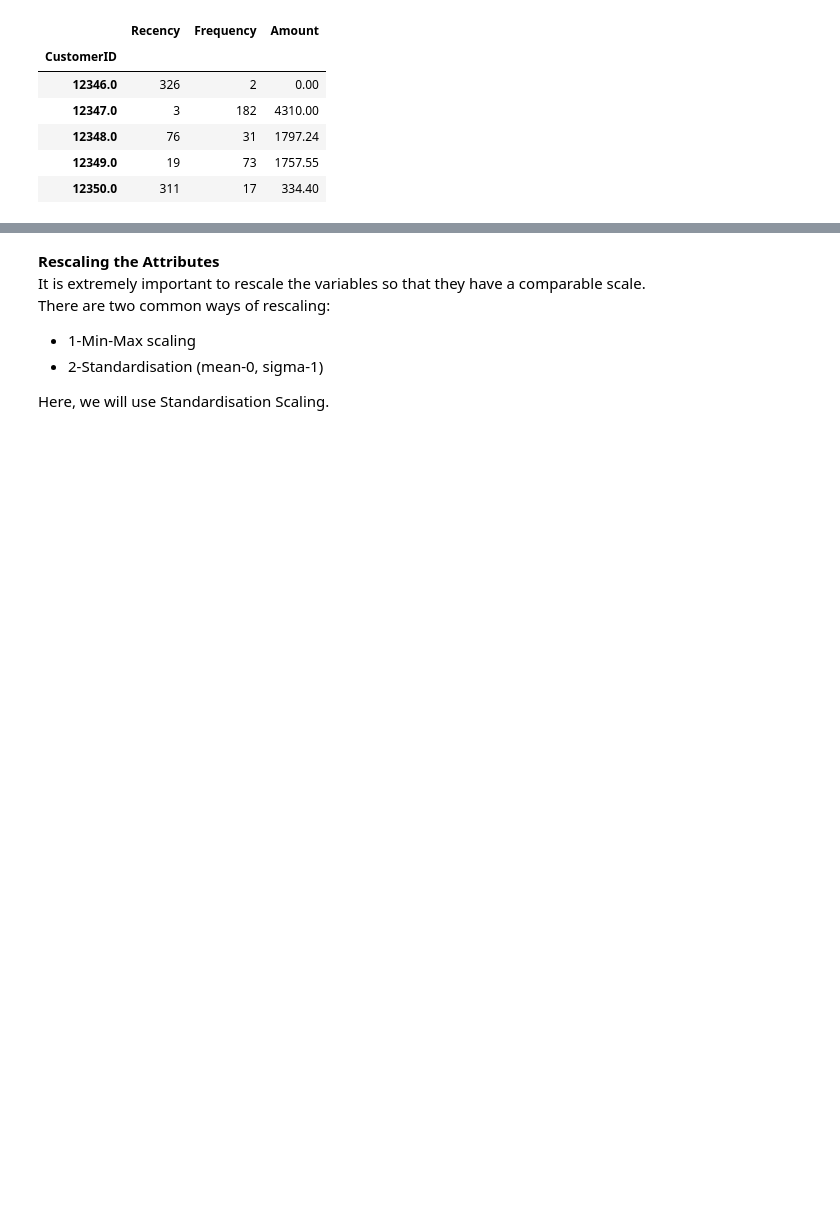
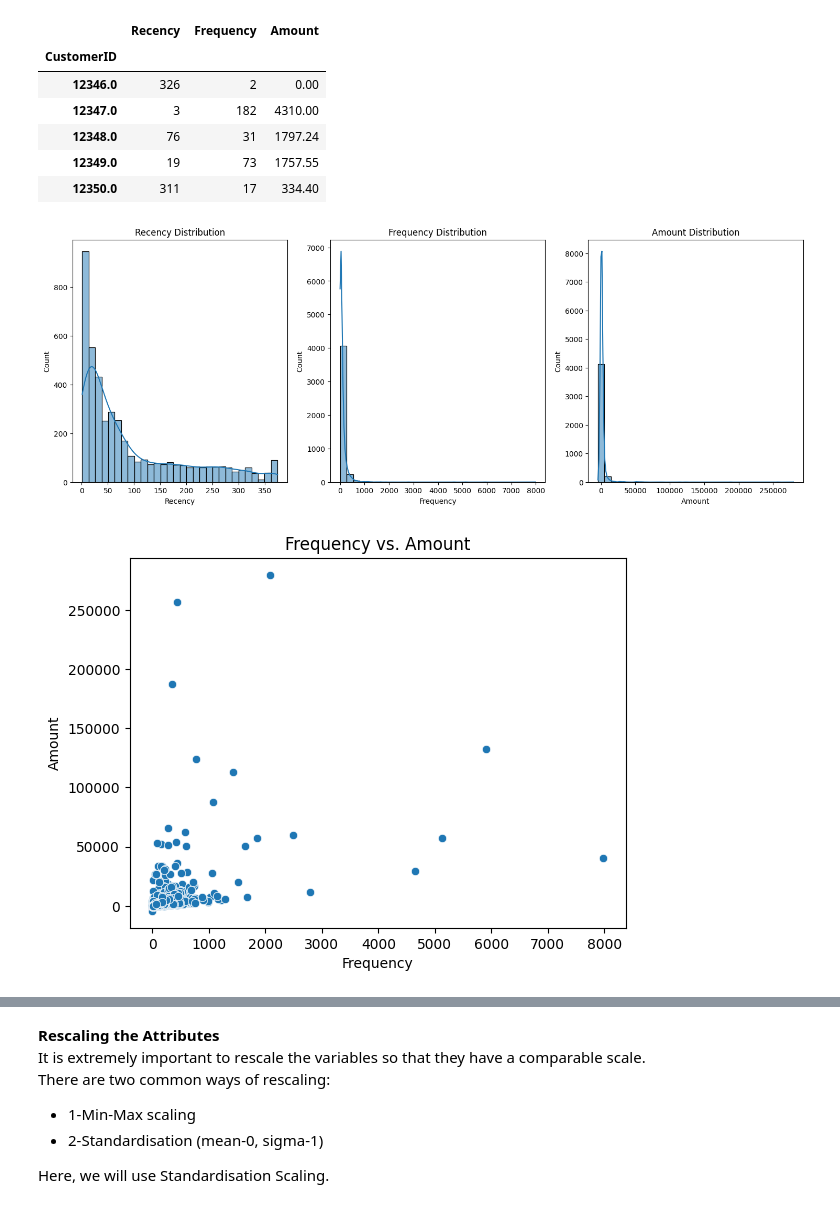
Before and after one commit to kaungmyat999/Unsupervised_Clustering_Customer_Segmentation, a Jupyter notebook: Unsupervised_Clusterings_Final_Project.ipynb, the cells around one changed output, grey strips where cells are left out. Saved outputs shown, nothing was run; the diff lists cells and outputs as text; code cells hidden in the pictures; blank space fills up the shorter version.

```diff
--- a/Unsupervised_Clusterings_Final_Project.ipynb
+++ b/Unsupervised_Clusterings_Final_Project.ipynb
@@ -214,3 +301,24 @@ customers.head()
 | 12348.0 | 76 | 31 | 1797.24 |
 | 12349.0 | 19 | 73 | 1757.55 |
 | 12350.0 | 311 | 17 | 334.40 |
+# %%
+import matplotlib.pyplot as plt
+
+
+# Histograms for Recency, Frequency, and Amount
+fig, axes = plt.subplots(1, 3, figsize=(18, 6))
+sns.histplot(customers['Recency'], bins=30, kde=True, ax=axes[0]).set_title('Recency Distribution')
+sns.histplot(customers['Frequency'], bins=30, kde=True, ax=axes[1]).set_title('Frequency Distribution')
+sns.histplot(customers['Amount'], bins=30, kde=True, ax=axes[2]).set_title('Amount Distribution')
+plt.show()
+
+# Scatter plot for Frequency vs. Amount
+sns.scatterplot(x='Frequency', y='Amount', data=customers).set_title('Frequency vs. Amount')
+
+# Correlation Heatmap
+plt.figure(figsize=(10, 6))
+sns.heatmap(customers.corr(), annot=True, cmap='coolwarm').set_title('Correlation Heatmap')
+plt.show()
+# %% [output]
+[figure, added]
+[figure, added]
```
Also changed, not shown: parts of 38 cells of this notebook.
